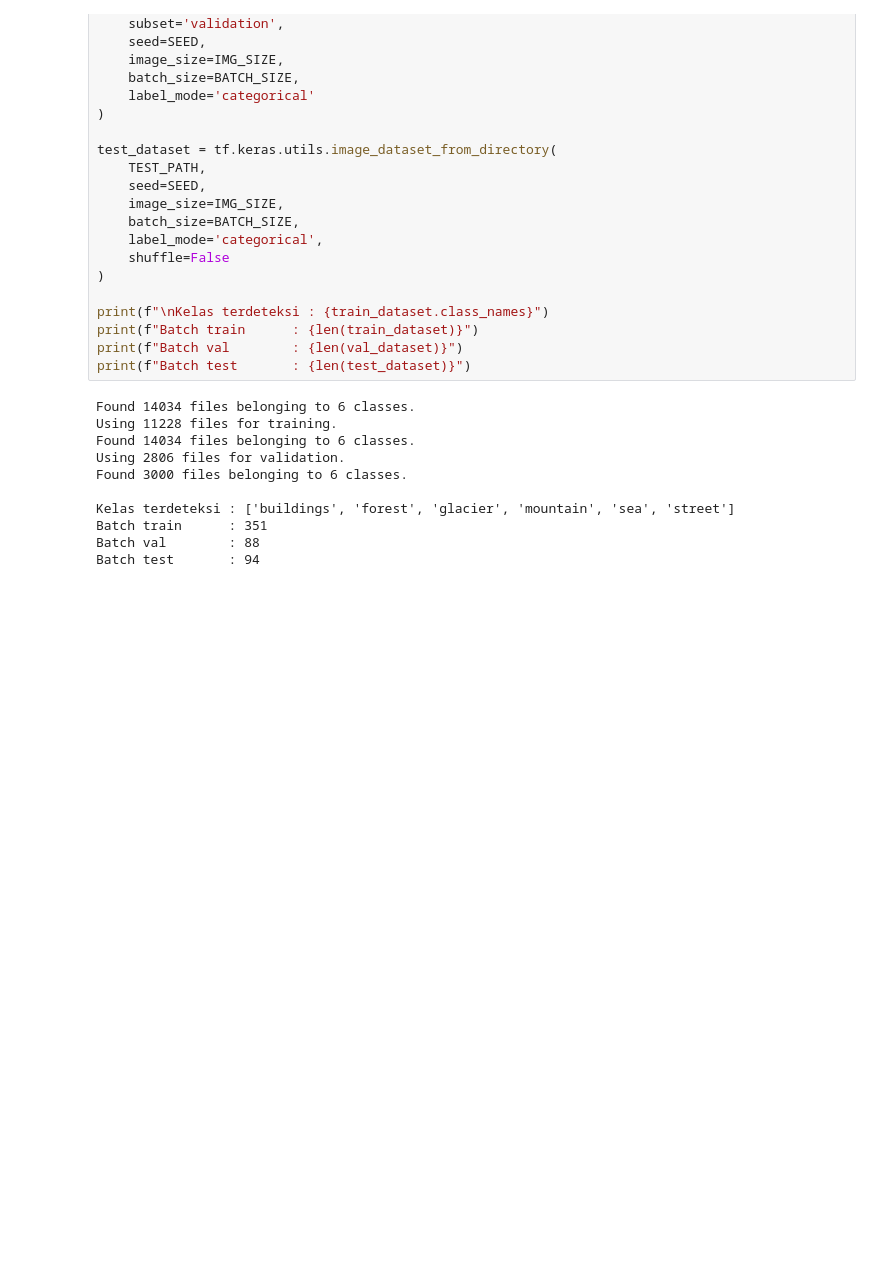
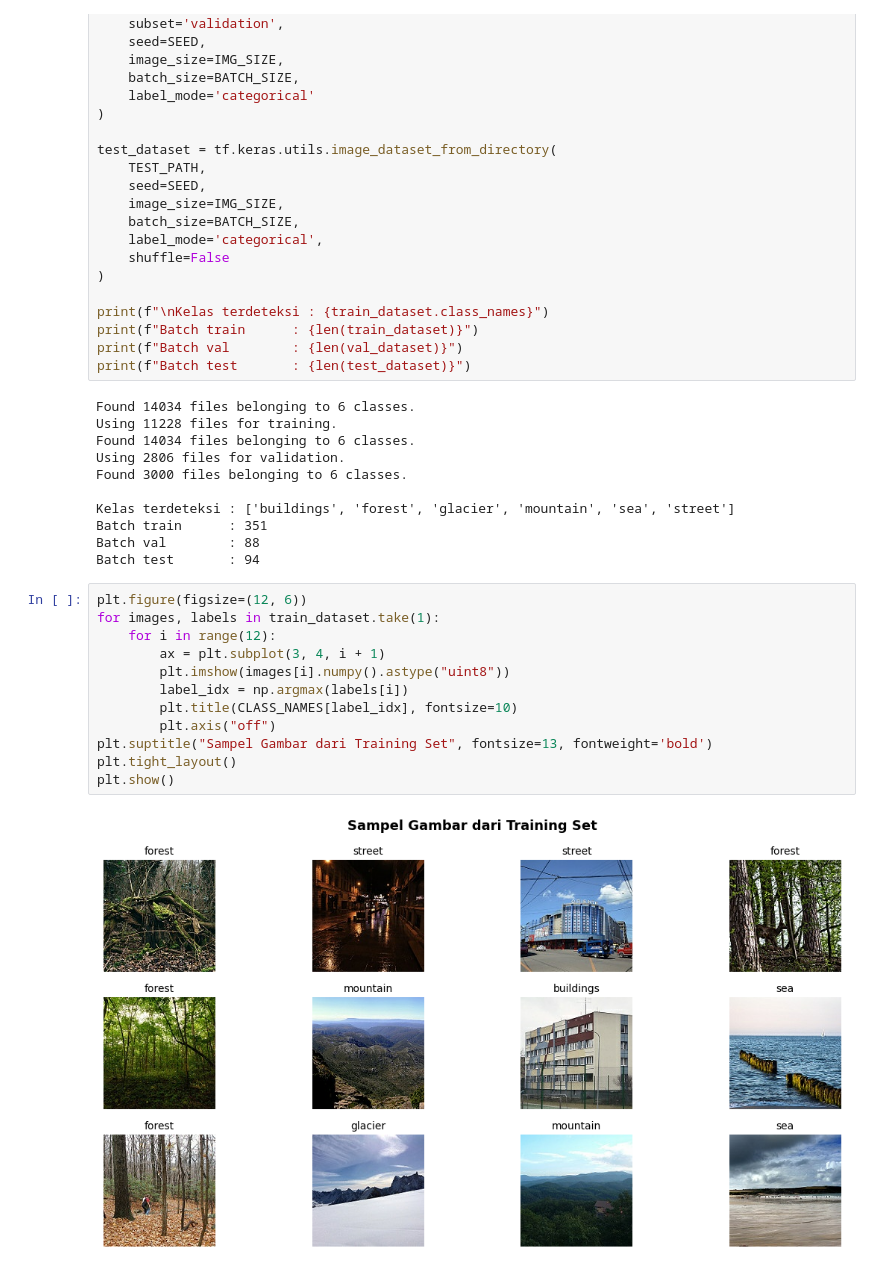
Before and after one commit to rfaoktvian/Dicoding_FinalProject, a Jupyter notebook: Nazly_Rafa_Oktafian_Nuzqu_Proyek_Klasifikasi_Gambar_Dicoding.ipynb, the cells around one changed output. Cells and saved outputs as stored; diff of their text form; blank space fills up the shorter version.

```diff
--- a/Nazly_Rafa_Oktafian_Nuzqu_Proyek_Klasifikasi_Gambar_Dicoding.ipynb
+++ b/Nazly_Rafa_Oktafian_Nuzqu_Proyek_Klasifikasi_Gambar_Dicoding.ipynb
@@ -123,3 +123,17 @@ Kelas terdeteksi : ['buildings', 'forest', 'glacier', 'mountain', 'sea', 'street
 Batch train      : 351
 Batch val        : 88
 Batch test       : 94
+# %%
+plt.figure(figsize=(12, 6))
+for images, labels in train_dataset.take(1):
+    for i in range(12):
+        ax = plt.subplot(3, 4, i + 1)
+        plt.imshow(images[i].numpy().astype("uint8"))
+        label_idx = np.argmax(labels[i])
+        plt.title(CLASS_NAMES[label_idx], fontsize=10)
+        plt.axis("off")
+plt.suptitle("Sampel Gambar dari Training Set", fontsize=13, fontweight='bold')
+plt.tight_layout()
+plt.show()
+# %% [output]
+[figure, added]
```
Also changed, not shown: parts of 2 cells of this notebook.
